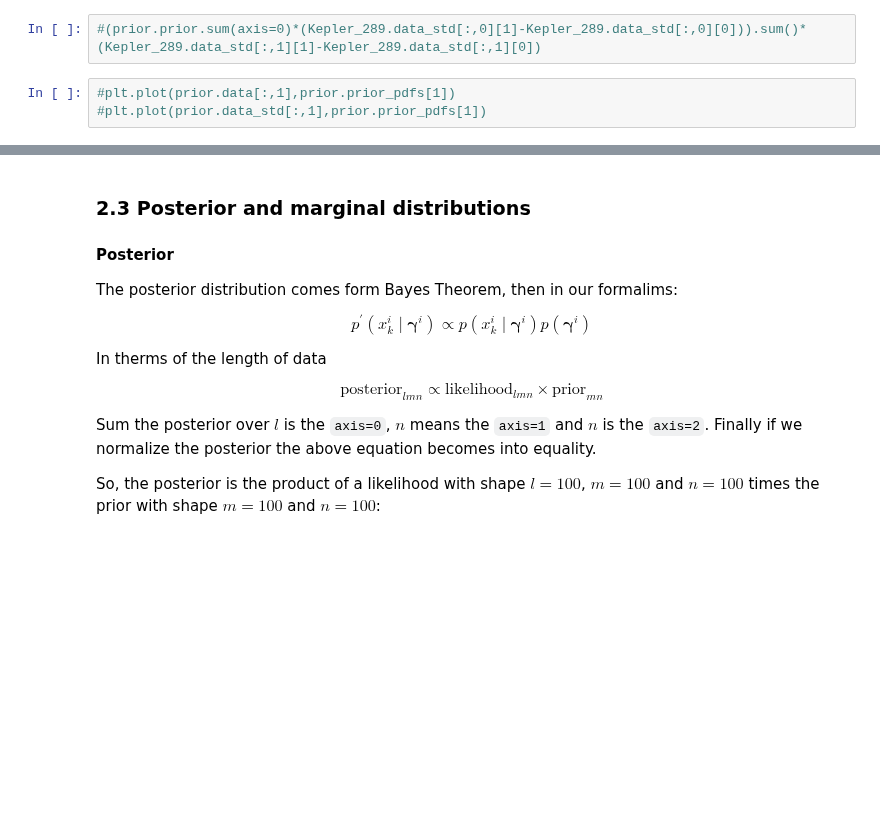
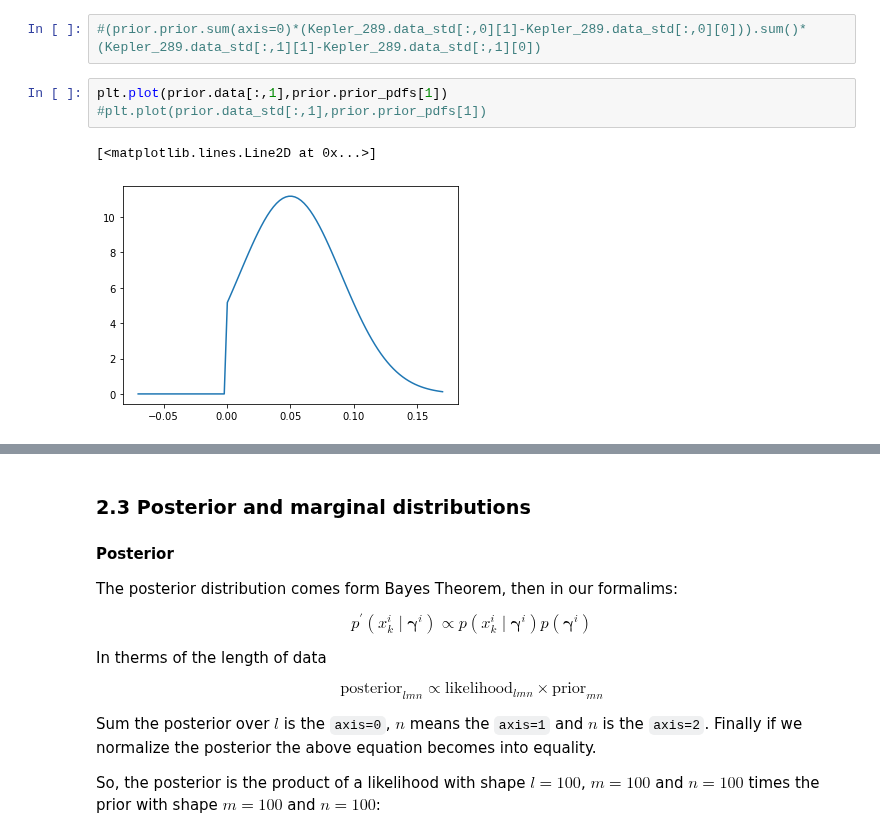
Before and after one commit to fjbautistas/kde_example, a Jupyter notebook: Marginal_Distributions.ipynb, the cells around one changed output, grey strips where cells are left out. Cells and saved outputs as stored; diff of their text form; blank space fills up the shorter version.

```diff
--- a/Marginal_Distributions.ipynb
+++ b/Marginal_Distributions.ipynb
@@ -205,8 +231,11 @@ prior.prior_pdf()
 # %%
 #(prior.prior.sum(axis=0)*(Kepler_289.data_std[:,0][1]-Kepler_289.data_std[:,0][0])).sum()*(Kepler_289.data_std[:,1][1]-Kepler_289.data_std[:,1][0])
 # %%
-#plt.plot(prior.data[:,1],prior.prior_pdfs[1])
+plt.plot(prior.data[:,1],prior.prior_pdfs[1])
 #plt.plot(prior.data_std[:,1],prior.prior_pdfs[1])
+# %% [output]
+[<matplotlib.lines.Line2D at 0x...>]
+[figure, added]
 # %%
 plt.contourf(prior.data[:,0],prior.data[:,1],prior.prior_pdf)
 #plt.contourf(prior.data_std[:,0],prior.data_std[:,1],prior.prior_pdf)
```
Also changed, not shown: parts of 14 cells of this notebook, 1 other file.
